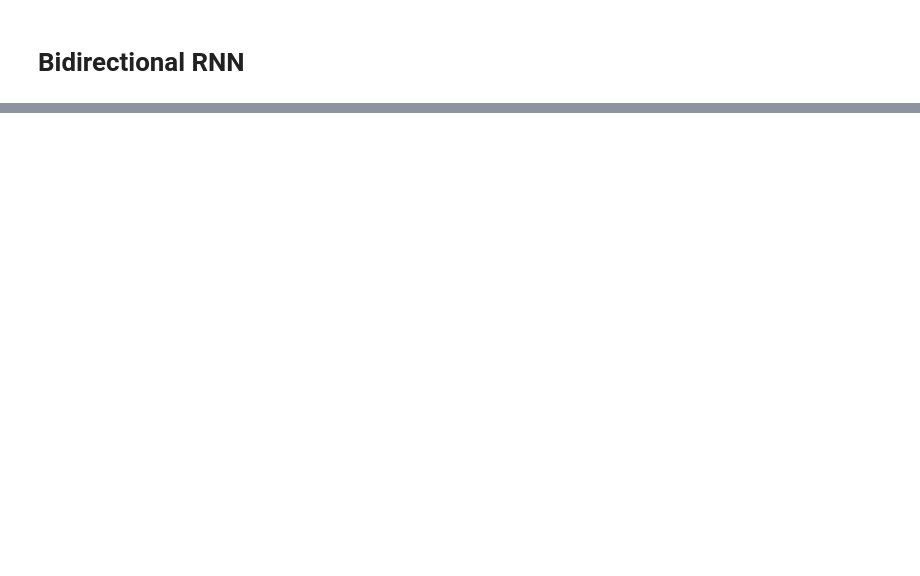
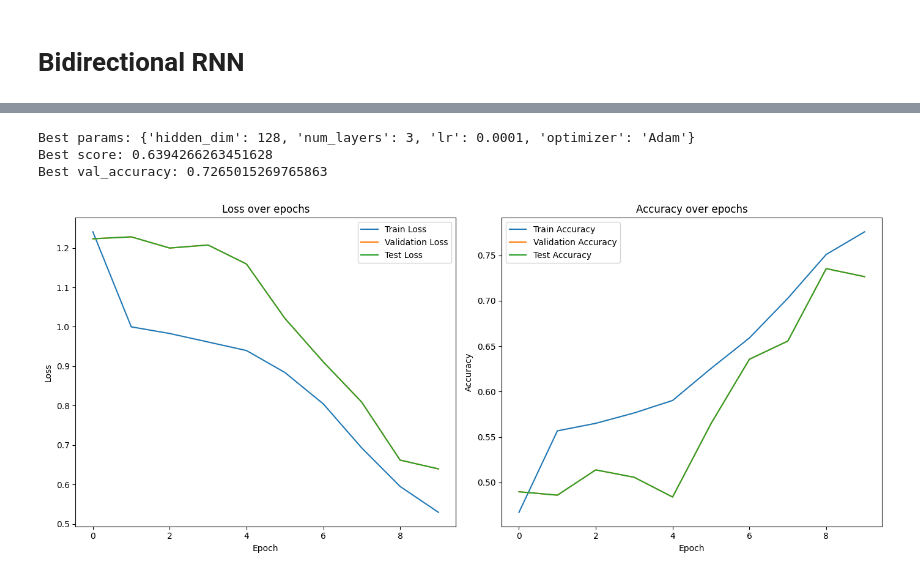
Before and after one commit to TheAlexGrimes30/Neural-Networks, a Jupyter notebook: RecurrentNN/rnn.ipynb, the cells around one changed output, grey strips where cells are left out. Cells and saved outputs as stored; diff of their text form; code cells hidden in the pictures; blank space fills up the shorter version.

```diff
--- a/RecurrentNN/rnn.ipynb
+++ b/RecurrentNN/rnn.ipynb
@@ -289,7 +372,13 @@ print("Best score:", study.best_value)
 # Bidirectional RNN
 # %%
 study = optuna.create_study(direction="minimize")
-study.optimize(objective, n_trials=5, model_option="brnn")
+study.optimize(lambda trial: objective(trial, model_option="brnn"), n_trials=5)
 
 print("Best params:", study.best_params)
 print("Best score:", study.best_value)
+print("Best val_accuracy:", study.best_trial.user_attrs['best_val_accuracy'])
+
+best_trial = study.best_trial
+history = best_trial.user_attrs['history']
+plot_train_val_test_accuracy_loss(history)
+# %% [output]
@@ -295,0 +391,4 @@ print("Best score:", study.best_value)
+Best params: {'hidden_dim': 128, 'num_layers': 3, 'lr': 0.0001, 'optimizer': 'Adam'}
+Best score: 0.6394266263451628
+Best val_accuracy: 0.7265015269765863
+[figure, added]
```
Also changed, not shown: parts of 9 cells of this notebook.
